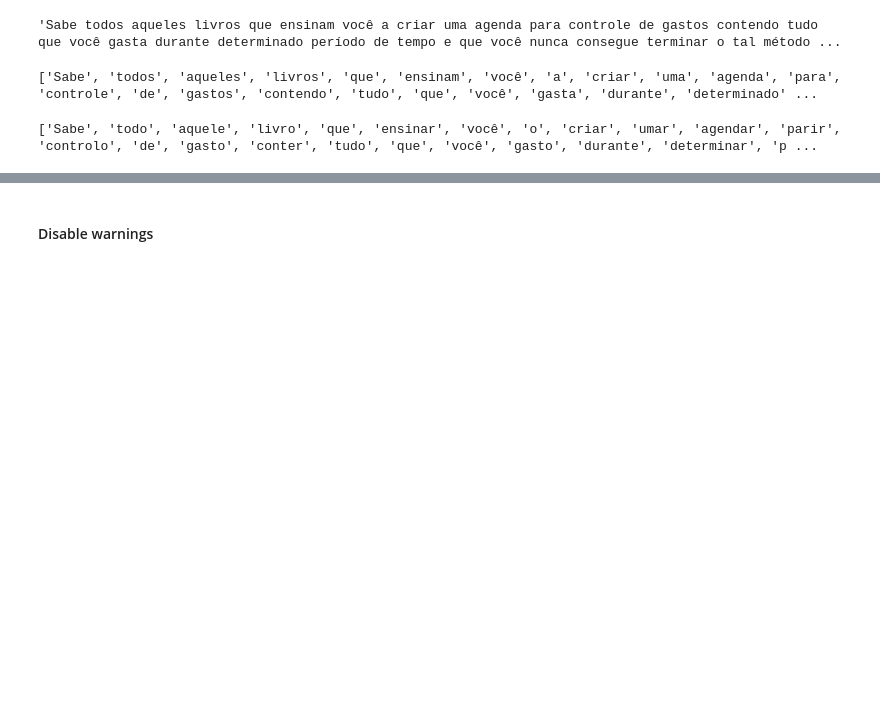
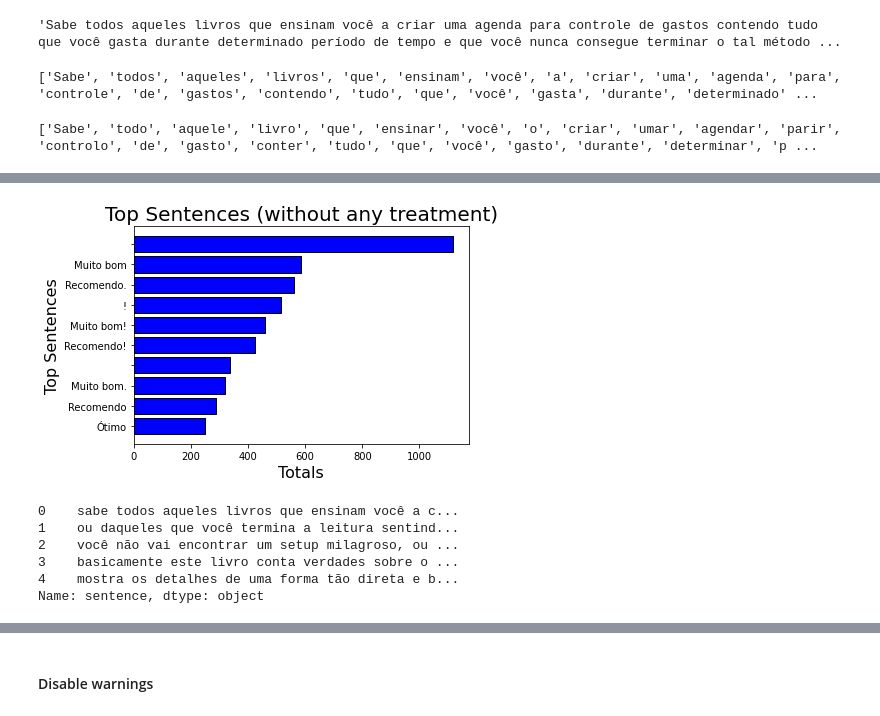
Before and after one commit to danieldasilvacosta/categorias-avaliacoes-amazon, a Jupyter notebook: notebooks/4-analysis.ipynb, the cells around one changed output, grey strips where cells are left out. Drawn from its saved outputs; the diff is of its cells as text; code cells hidden in the pictures; blank space fills up the shorter version.

```diff
--- a/notebooks/4-analysis.ipynb
+++ b/notebooks/4-analysis.ipynb
@@ -328,0 +454,18 @@ print(tokens)
+# %%
+topSentencesLimit = 10
+topSentences = df['sentence'].value_counts().index[ :topSentencesLimit ].tolist()[::-1] # [::-1] - Reverse the list
+pos = np.arange( topSentencesLimit )
+sentenceTotals = df['sentence'].value_counts().values[ :topSentencesLimit ].tolist()[::-1] # [::-1] - Reverse the list
+
+plt.barh(
+    pos,
+    sentenceTotals,
+    color='blue',
+    edgecolor='black')
+plt.yticks( pos, topSentences )
+plt.xlabel( 'Totals', fontsize=16 )
+plt.ylabel( 'Top Sentences', fontsize=16 )
+plt.title( 'Top Sentences (without any treatment)', fontsize=20 )
+plt.show()
+# %% [output]
+[figure, added]
@@ -328,0 +481,15 @@ print(tokens)
+# %%
+sentences = df['sentence'].tolist()
+# [print(sentence) for sentence in sentences]
+cleanedSentences = [str(sentence).lower().strip( ' .!\'️\'' ) for sentence in sentences]
+# cleanedSentences = [sentence for sentence in cleanedSentences if len(sentence) > 0 ]
+dfTopSentences = df
+dfTopSentences['sentence'] = cleanedSentences
+dfTopSentences['sentence'].head()
+# %% [output]
+0    sabe todos aqueles livros que ensinam você a c...
+1    ou daqueles que você termina a leitura sentind...
+2    você não vai encontrar um setup milagroso, ou ...
+3    basicamente este livro conta verdades sobre o ...
+4    mostra os detalhes de uma forma tão direta e b...
+Name: sentence, dtype: object
```
Also changed, not shown: parts of 26 cells of this notebook.
